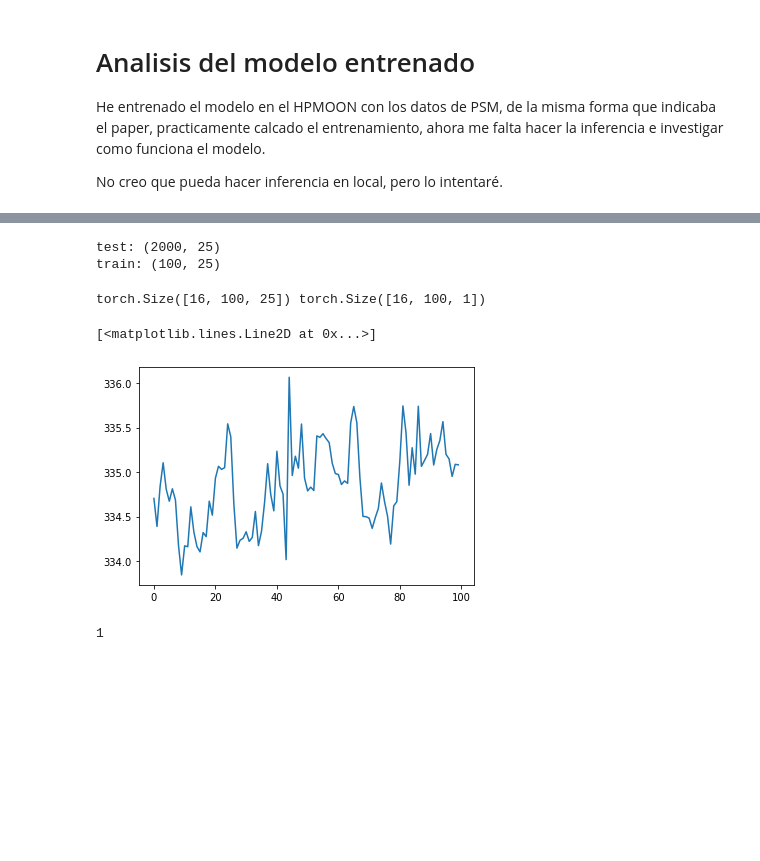
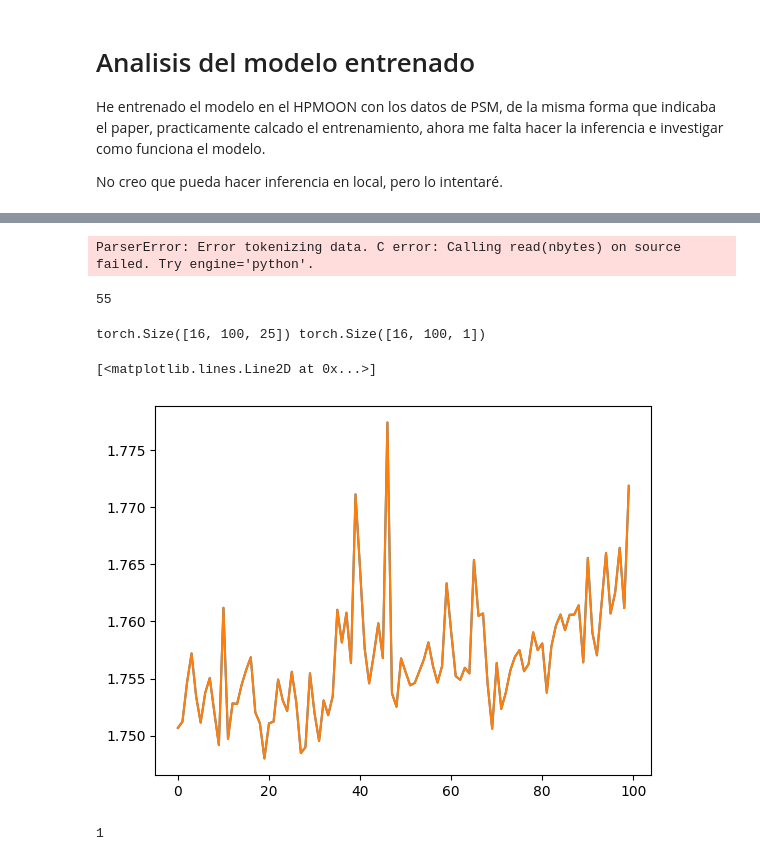
Before and after one commit to ArturoSirvent/TFM, a Jupyter notebook: 1-AnomalyTranformer_MIO/analysis_resultados_2-entrenamiento_PSM.ipynb, the cells around one changed output, grey strips where cells are left out. Cells and saved outputs as stored; diff of their text form; code cells hidden in the pictures; blank space fills up the shorter version.

```diff
--- a/1-AnomalyTranformer_MIO/analysis_resultados_2-entrenamiento_PSM.ipynb
+++ b/1-AnomalyTranformer_MIO/analysis_resultados_2-entrenamiento_PSM.ipynb
@@ -61,7 +57,7 @@ class PSMSegLoader(object): ##y esto no deberia heredar de dataset?
         self.win_size = win_size
         self.scaler = StandardScaler()
         data = pd.read_csv(data_path + '/train.csv')
-        data = data.values[:100, 1:]
+        data = data.values[:, 1:]
 
         data = np.nan_to_num(data)
 
@@ -69,7 +65,7 @@ class PSMSegLoader(object): ##y esto no deberia heredar de dataset?
         data = self.scaler.transform(data)
         test_data = pd.read_csv(data_path + '/test.csv')
 
-        test_data = test_data.values[:2000, 1:]
+        test_data = test_data.values[:, 1:]
         test_data = np.nan_to_num(test_data)
 
         self.test = self.scaler.transform(test_data)
@@ -94,6 +90,7 @@ class PSMSegLoader(object): ##y esto no deberia heredar de dataset?
             return (self.test.shape[0] - self.win_size) // self.step + 1
         else:
             return (self.test.shape[0] - self.win_size) // self.win_size + 1
+            #por eso su longitud es entre el winsize
 
     def __getitem__(self, index):
         index = index * self.step
@@ -105,8 +102,9 @@ class PSMSegLoader(object): ##y esto no deberia heredar de dataset?
             return np.float32(self.test[index:index + self.win_size]), np.float32(self.test_labels[index:index + self.win_size])
         else:
             return np.float32(self.test[
-                              index // self.step * self.win_size:index // self.step * self.win_size + self.win_size]), np.float32(
+                              index // self.step * self.win_size : index // self.step * self.win_size + self.win_size]), np.float32(
                 self.test_labels[index // self.step * self.win_size:index // self.step * self.win_size + self.win_size])
+        #esto lo que hace es devolver TEST SIN SOLAPAMIENTO!
 
 
 
@@ -189,6 +187,7 @@ def adjust_learning_rate(optimizer, epoch, lr_):
         print('Updating learning rate to {}'.format(lr))
 # %%
 test_loader = get_loader_segment(datapath, batch_size=16, win_size=100,mode='test',dataset=dataset_name)
+train_loader = get_loader_segment(datapath, batch_size=16, win_size=100,mode='train',dataset=dataset_name)
+thre_loader = get_loader_segment(datapath, batch_size=16, win_size=100,mode='thre',dataset=dataset_name)
 # %% [output]
-test: (2000, 25)
-train: (100, 25)
+ParserError: Error tokenizing data. C error: Calling read(nbytes) on source failed. Try engine='python'.
@@ -197,9 +194,22 @@ a=next(iter(test_loader))
+# %%
+len(thre_loader)
+# %% [output]
+55
+# %%
+iter_aux=iter(test_loader)
+for i in range(100//16):
+    _=next(iter_aux)
+a=next(iter_aux)
+a[0], a[1] = a[0].to("cuda:0") , a[1].to("cuda:0")
+b=next(iter(thre_loader))
+b[0], b[1] = b[0].to("cuda:0") , b[1].to("cuda:0")
 # %%
 print(a[0].shape,a[1].shape)
 # %% [output]
 torch.Size([16, 100, 25]) torch.Size([16, 100, 1])
 # %%
-plt.plot(a[0][1,:,1])
+plt.plot(a[0].cpu()[100%16,:,1])
+plt.plot(b[0].cpu()[1,:,1])
 # %% [output]
 [<matplotlib.lines.Line2D at 0x...>]
-[figure, old version]
+[figure, new version]
```
Also changed, not shown: parts of 26 cells of this notebook.
